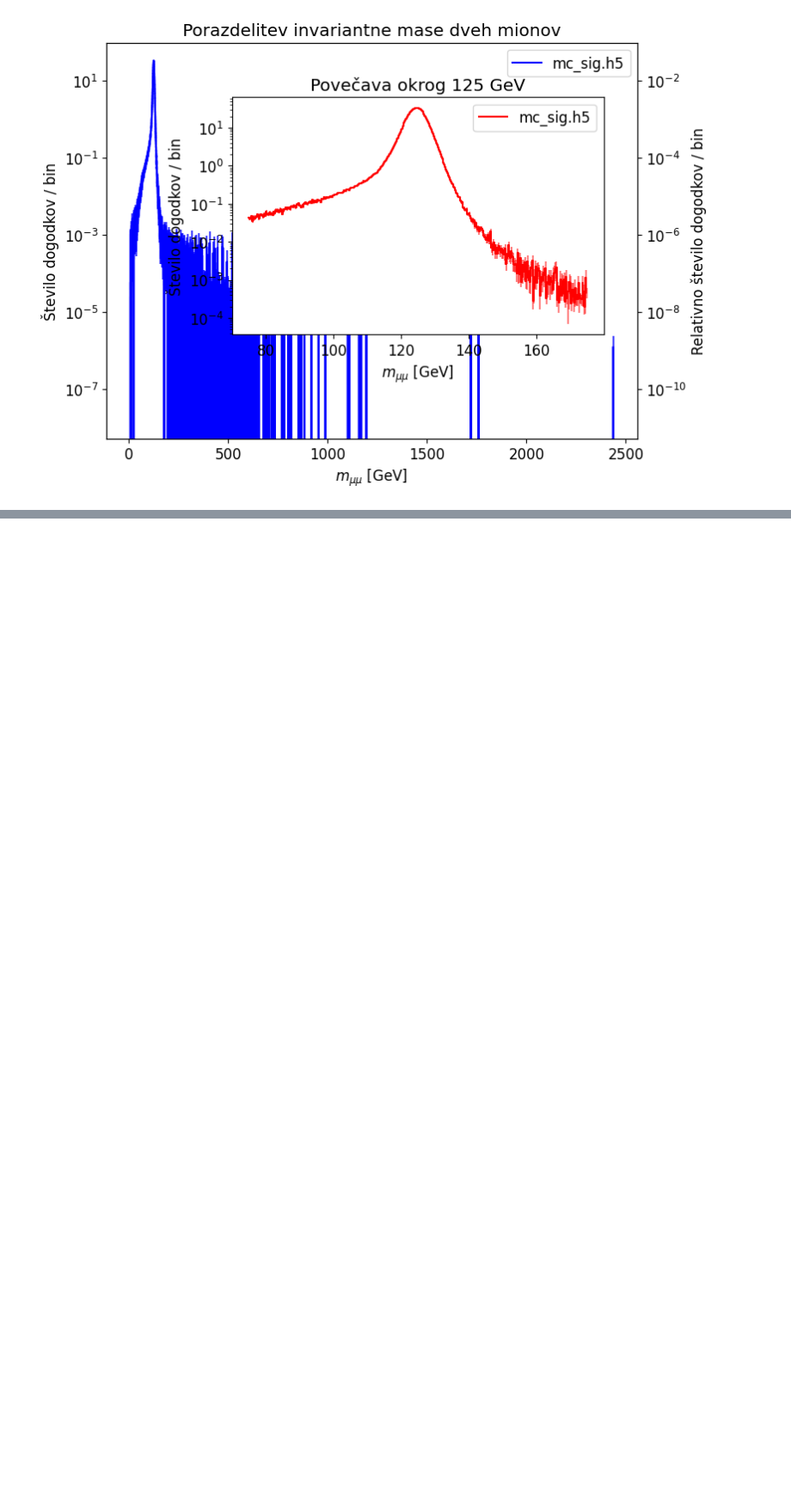
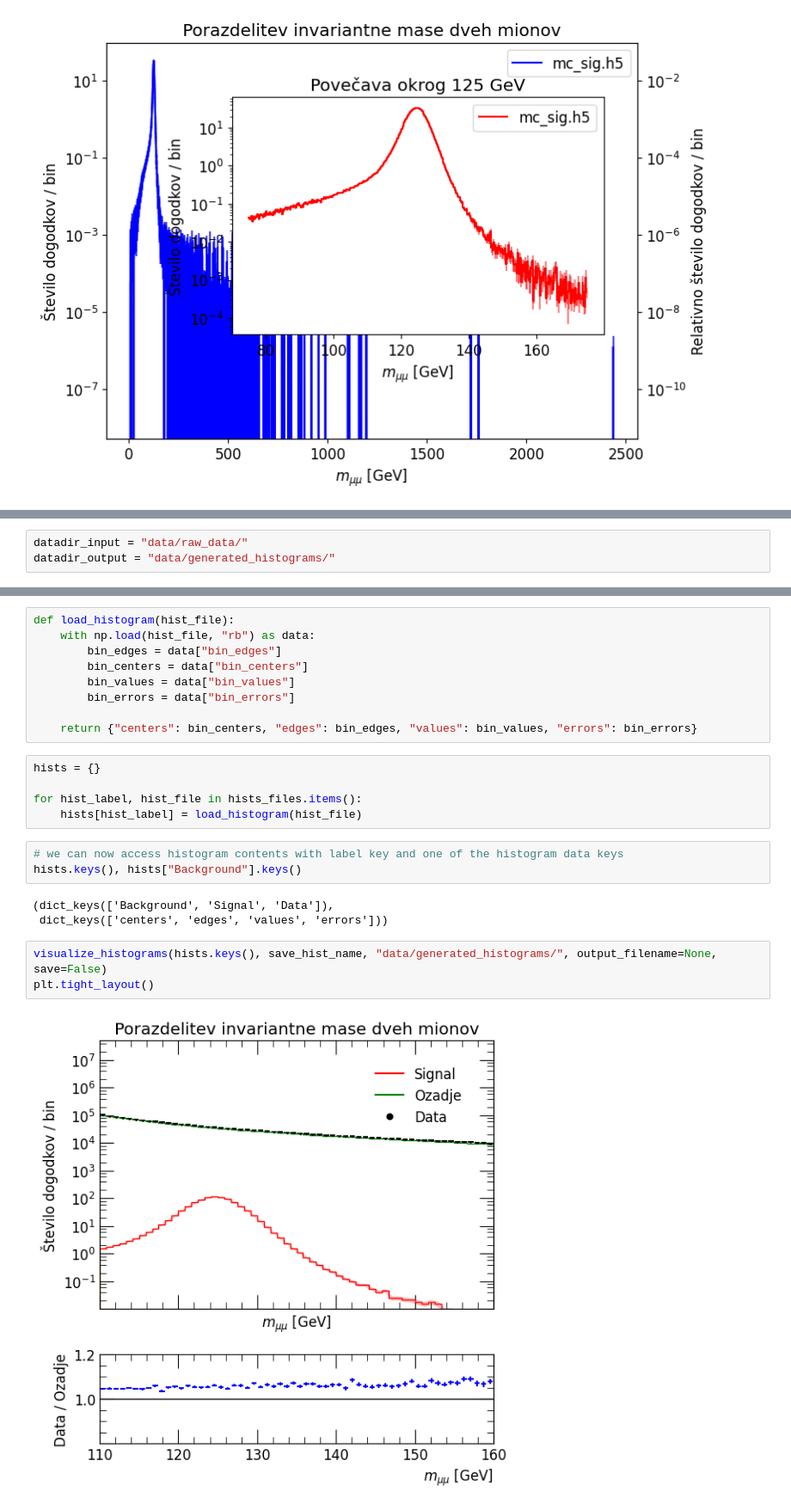
Before and after one commit to tadejkooo/PSUF, a Jupyter notebook: PSUF1/python1/dfs.ipynb, the cells around one changed output, grey strips where cells are left out. Shown at 86% size. Cells and saved outputs as stored; diff of their text form; blank space fills up the shorter version.

```diff
--- a/PSUF1/python1/dfs.ipynb
+++ b/PSUF1/python1/dfs.ipynb
@@ -223,0 +230,3 @@ plt.show()
+# %%
+datadir_input = "data/raw_data/"
+datadir_output = "data/generated_histograms/"
@@ -223,0 +267,25 @@ plt.show()
+# %%
+def load_histogram(hist_file):
+    with np.load(hist_file, "rb") as data:
+        bin_edges = data["bin_edges"]
+        bin_centers = data["bin_centers"]
+        bin_values = data["bin_values"]
+        bin_errors = data["bin_errors"]
+
+    return {"centers": bin_centers, "edges": bin_edges, "values": bin_values, "errors": bin_errors}
+# %%
+hists = {}
+
+for hist_label, hist_file in hists_files.items():
+    hists[hist_label] = load_histogram(hist_file)
+# %%
+# we can now access histogram contents with label key and one of the histogram data keys
+hists.keys(), hists["Background"].keys()
+# %% [output]
+(dict_keys(['Background', 'Signal', 'Data']),
+ dict_keys(['centers', 'edges', 'values', 'errors']))
+# %%
+visualize_histograms(hists.keys(), save_hist_name, "data/generated_histograms/", output_filename=None, save=False)
+plt.tight_layout()
+# %% [output]
+[figure, added]
```
Also changed, not shown: parts of 5 cells of this notebook, 13 other files.
